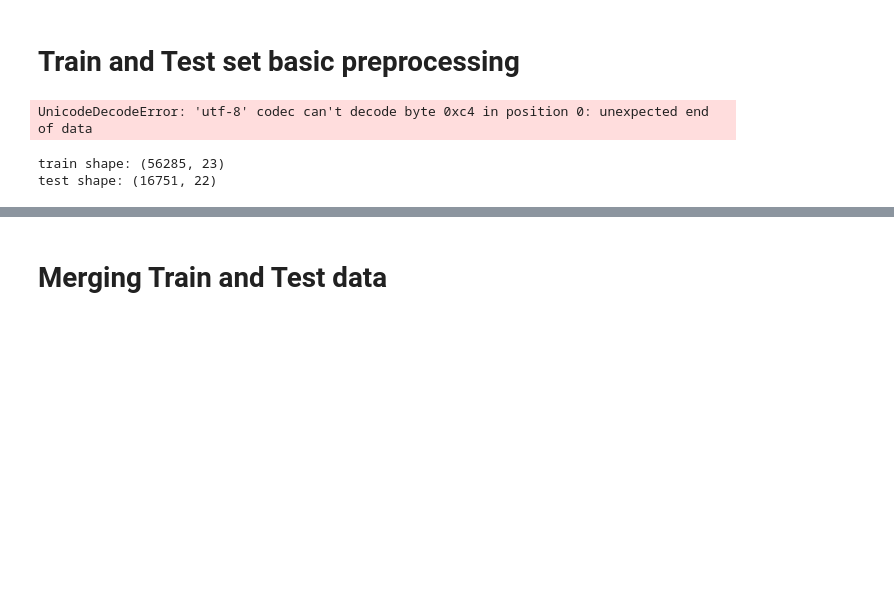
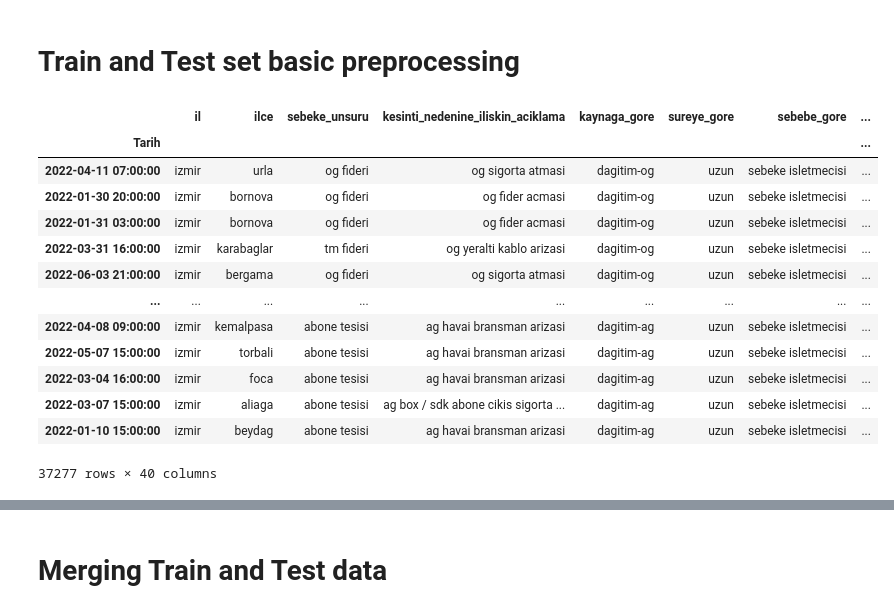
Before and after one commit to arukemre/Gediz-Elektrik-POWER-OUTAGE, a Jupyter notebook: gediz_elektrik.ipynb, the cells around one changed output, grey strips where cells are left out. Saved outputs shown, nothing was run; the diff lists cells and outputs as text; code cells hidden in the pictures; blank space fills up the shorter version.

```diff
--- a/gediz_elektrik.ipynb
+++ b/gediz_elektrik.ipynb
@@ -132,57 +188,2 @@ ImportError: lxml not found, please install it
 # %% [markdown]
 # Train and Test set basic preprocessing
-# %%
-train=pd.read_csv('train.csv')
-test=pd.read_csv('test.csv')
-
-train.columns=train.columns.str.translate(turkish_trans_table).str.lower()
-train=train.apply(lambda x : x.str.translate(turkish_trans_table).str.lower() if x.dtype==object else x)
-train.baslama_tarihi_ve_zamani=pd.to_datetime(train.baslama_tarihi_ve_zamani,dayfirst=True)
-train.sona_erme_tarihi_ve_zamani=pd.to_datetime(train.sona_erme_tarihi_ve_zamani,dayfirst=True)
-train['Tarih']=train.baslama_tarihi_ve_zamani.map(lambda  x : x.strftime('%Y-%m-%d %H:00:00'))
-train.Tarih=pd.to_datetime(train.Tarih)
-train=train.merge(ilce_nufus,how='left',on='ilce')
-train['il_ilce']=train.il+'_'+train.ilce
-train.drop(['kod_no','kademe', 'outageid','sebeke_unsuru_kodu','bildirime_gore'],axis=1,inplace=True)
-lbls=['0-50', '50-100', '100-150', '150-200', '200-250', '250-300', '300-350', '350-400', '400-450','450-500', '500-550']
-train['nufus_label']=pd.cut(train.ilce_nufus,bins=list(range(0,600000,50000)), labels=lbls,ordered=False,right=False)
-
-train=train[train.Tarih<'2022-03-24 00:00:00']
-train.drop(['kirsal_og', 'kirsal_ag', 'kentalti_og',
-       'toplam_kentalti_og', 'kentalti_ag'],axis=1,inplace=True)
-train=pd.concat([train[train.cagri_count<1].sample(10000),train[train.cagri_count>1]])
-
-obj_cols=[col for  col in train.columns if train[col].dtype==object]
-time_cols=['Tarih','baslama_tarihi_ve_zamani','sona_erme_tarihi_ve_zamani']
-num_cols=[col for col in train.columns if train[col].dtype in ['float','int']]
-display(train[obj_cols].describe())
-display(train.describe())
-# %% [output]
-UnicodeDecodeError: 'utf-8' codec can't decode byte 0xc4 in position 0: unexpected end of data
-# %%
-test.columns=test.columns.str.translate(turkish_trans_table).str.lower()
-test=test.apply(lambda x : x.str.translate(turkish_trans_table).str.lower() if x.dtype==object else x)
-test.baslama_tarihi_ve_zamani=pd.to_datetime(test.baslama_tarihi_ve_zamani,dayfirst=True)
-test.sona_erme_tarihi_ve_zamani=pd.to_datetime(test.sona_erme_tarihi_ve_zamani,dayfirst=True)
-test['Tarih']=test.baslama_tarihi_ve_zamani.map(lambda  x : x.strftime('%Y-%m-%d %H:00:00'))
-test.Tarih=pd.to_datetime(test.Tarih)
-test['il_ilce']=test.il+'_'+test.ilce
-test=test.merge(ilce_nufus,how='left',on='ilce')
-test.drop(['kademe', 'outageid','sebeke_unsuru_kodu','bildirime_gore'],axis=1,inplace=True)
-test['nufus_label']=pd.cut(test.ilce_nufus,bins=list(range(0,600000,50000)), labels=lbls,ordered=False,right=False)
-test.drop(['kirsal_og', 'kirsal_ag', 'kentalti_og',
-       'toplam_kentalti_og', 'kentalti_ag'],axis=1,inplace=True)
-
-
-obj_cols=[col for  col in test.columns if test[col].dtype==object]
-time_cols=['Tarih','baslama_tarihi_ve_zamani','sona_erme_tarihi_ve_zamani']
-num_cols=[col for col in test.columns if test[col].dtype in ['float','int']]
-display(train[obj_cols].describe())
-display(train.describe())
-
-
-print('train shape: {}'.format(train.shape))
-print('test shape: {}'.format(test.shape))
-# %% [output]
-train shape: (56285, 23)
-test shape: (16751, 22)
@@ -188,0 +244,17 @@ test shape: (16751, 22)
+# %%
+train
+# %% [output]
+|  | il | ilce | sebeke_unsuru | kesinti_nedenine_iliskin_aciklama | kaynaga_gore | sureye_gore | sebebe_gore | ... |
+| Tarih |  |  |  |  |  |  |  | ... |
+| 2022-04-11 07:00:00 | izmir | urla | og fideri | og sigorta atmasi | dagitim-og | uzun | sebeke isletmecisi | ... |
+| 2022-01-30 20:00:00 | izmir | bornova | og fideri | og fider acmasi | dagitim-og | uzun | sebeke isletmecisi | ... |
+| 2022-01-31 03:00:00 | izmir | bornova | og fideri | og fider acmasi | dagitim-og | uzun | sebeke isletmecisi | ... |
+| 2022-03-31 16:00:00 | izmir | karabaglar | tm fideri | og yeralti kablo arizasi | dagitim-og | uzun | sebeke isletmecisi | ... |
+| 2022-06-03 21:00:00 | izmir | bergama | og fideri | og sigorta atmasi | dagitim-og | uzun | sebeke isletmecisi | ... |
+| ... | ... | ... | ... | ... | ... | ... | ... | ... |
+| 2022-04-08 09:00:00 | izmir | kemalpasa | abone tesisi | ag havai bransman arizasi | dagitim-ag | uzun | sebeke isletmecisi | ... |
+| 2022-05-07 15:00:00 | izmir | torbali | abone tesisi | ag havai bransman arizasi | dagitim-ag | uzun | sebeke isletmecisi | ... |
+| 2022-03-04 16:00:00 | izmir | foca | abone tesisi | ag havai bransman arizasi | dagitim-ag | uzun | sebeke isletmecisi | ... |
+| 2022-03-07 15:00:00 | izmir | aliaga | abone tesisi | ag box / sdk abone cikis sigorta ... | dagitim-ag | uzun | sebeke isletmecisi | ... |
+| 2022-01-10 15:00:00 | izmir | beydag | abone tesisi | ag havai bransman arizasi | dagitim-ag | uzun | sebeke isletmecisi | ... |
+37277 rows × 40 columns
```
Also changed, not shown: parts of 36 cells of this notebook, 4 other files.
